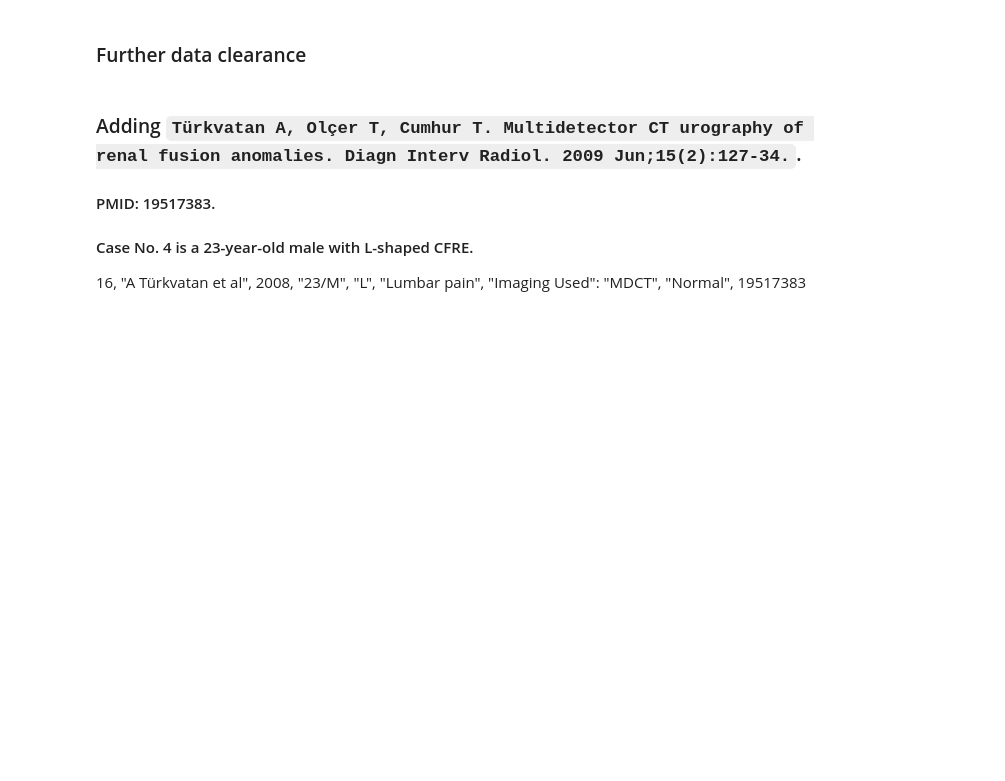
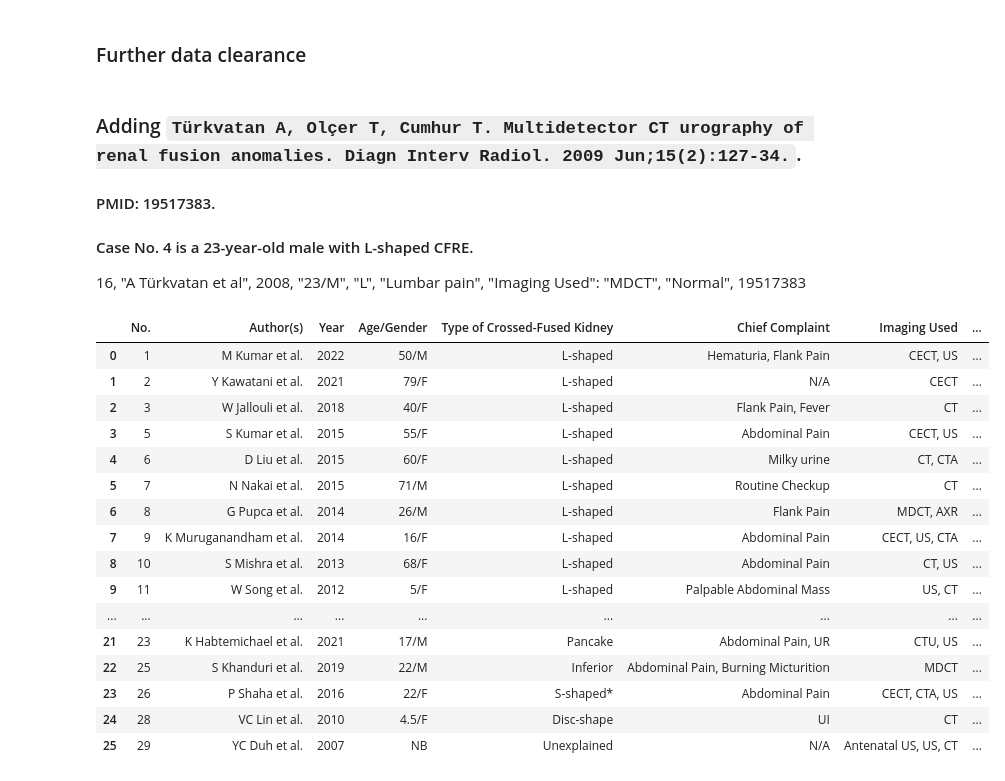
Before and after one commit to mirsadra/crossed-fused-renal-ectopia, a Jupyter notebook: Final.ipynb, the cells around one changed output. Saved outputs shown, nothing was run; the diff lists cells and outputs as text; code cells hidden in the pictures; blank space fills up the shorter version.

```diff
--- a/Final.ipynb
+++ b/Final.ipynb
@@ -287,6 +286,7 @@ df_data = df_data[df_data['PMID'] != 28603157]  # Dissection report
 df_data = df_data[df_data['PMID'] != 33194464]  # Was not `single` ureter.
 df_data = df_data[df_data['PMID'] != 26252333]  # Duplex kidney. Was not CFRE.
 df_data = df_data[df_data['PMID'] != 10806577]  # Japanese case. Lack of DOI and Manuscript.
+df_data = df_data[df_data['PMID'] != 2678982]   # K Arai et al case (1989). Lack of DOI and Manuscript.
 df_data = df_data[df_data['PMID'] != 1159928]   # Despite the presence of CFRE and single ureter, The report did not specify the type and description resembles Duplex kidney.
 # %% [markdown]
 ### Adding `Türkvatan A, Olçer T, Cumhur T. Multidetector CT urography of renal fusion anomalies. Diagn Interv Radiol. 2009 Jun;15(2):127-34.`.
@@ -294,15 +294,15 @@ df_data = df_data[df_data['PMID'] != 1159928]   # Despite the presence of CFRE a
 #### Case No. 4 is a 23-year-old male with L-shaped CFRE.
 16, "A Türkvatan et al", 2008, "23/M", "L", "Lumbar pain", "Imaging Used": "MDCT", "Normal", 19517383
 # %%
-df_top = df_data.iloc[:15]
-df_bottom = df_data.iloc[15:]
+df_top = df_data.iloc[:14]
+df_bottom = df_data.iloc[14:]
 
 new_data = {
     "No.": [16],
     "Author(s)": ["A Türkvatan et al"],
     "Year": [2008],
     "Age/Gender": ["23/M"],
-    "Type of Crossed-Fused Kidney": ["L"],
+    "Type of Crossed-Fused Kidney": ["L-shaped"],
     "Chief Complaint": ["Lumbar pain"],
     "Imaging Used": ["MDCT"],
     "No. of Ureters": ["Normal"],
@@ -311,3 +311,23 @@ new_data = {
 
 df_new_row = pd.DataFrame(new_data)
 df_data = pd.concat([df_top, df_new_row, df_bottom], ignore_index=True)
+# %%
+df_data
+# %% [output]
+|  | No. | Author(s) | Year | Age/Gender | Type of Crossed-Fused Kidney | Chief Complaint | Imaging Used | ... |
+| 0 | 1 | M Kumar et al. | 2022 | 50/M | L-shaped | Hematuria, Flank Pain | CECT, US | ... |
+| 1 | 2 | Y Kawatani et al. | 2021 | 79/F | L-shaped | N/A | CECT | ... |
+| 2 | 3 | W Jallouli et al. | 2018 | 40/F | L-shaped | Flank Pain, Fever | CT | ... |
+| 3 | 5 | S Kumar et al. | 2015 | 55/F | L-shaped | Abdominal Pain | CECT, US | ... |
+| 4 | 6 | D Liu et al. | 2015 | 60/F | L-shaped | Milky urine | CT, CTA | ... |
+| 5 | 7 | N Nakai et al. | 2015 | 71/M | L-shaped | Routine Checkup | CT | ... |
+| 6 | 8 | G Pupca et al. | 2014 | 26/M | L-shaped | Flank Pain | MDCT, AXR | ... |
+| 7 | 9 | K Muruganandham et al. | 2014 | 16/F | L-shaped | Abdominal Pain | CECT, US, CTA | ... |
+| 8 | 10 | S Mishra et al. | 2013 | 68/F | L-shaped | Abdominal Pain | CT, US | ... |
+| 9 | 11 | W Song et al. | 2012 | 5/F | L-shaped | Palpable Abdominal Mass | US, CT | ... |
+| ... | ... | ... | ... | ... | ... | ... | ... | ... |
+| 21 | 23 | K Habtemichael et al. | 2021 | 17/M | Pancake | Abdominal Pain, UR | CTU, US | ... |
+| 22 | 25 | S Khanduri et al. | 2019 | 22/M | Inferior | Abdominal Pain, Burning Micturition | MDCT | ... |
+| 23 | 26 | P Shaha et al. | 2016 | 22/F | S-shaped* | Abdominal Pain | CECT, CTA, US | ... |
+| 24 | 28 | VC Lin et al. | 2010 | 4.5/F | Disc-shape | UI | CT | ... |
+| 25 | 29 | YC Duh et al. | 2007 | NB | Unexplained | N/A | Antenatal US, US, CT | ... |
```
Also changed, not shown: parts of 2 cells of this notebook.
